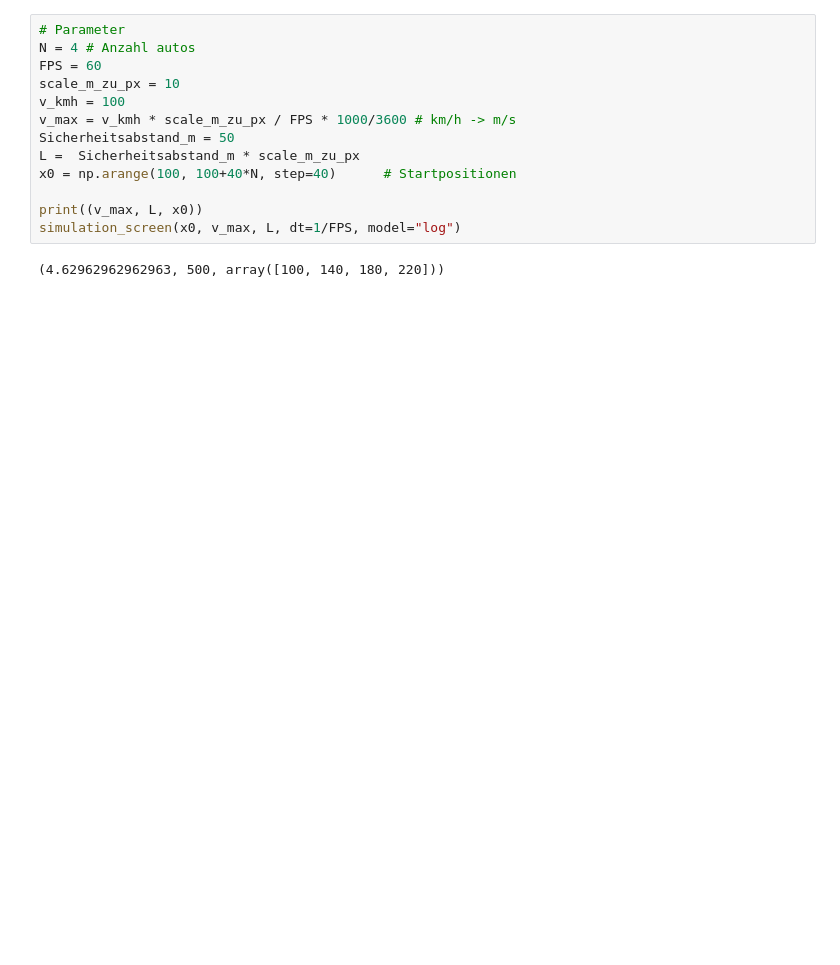
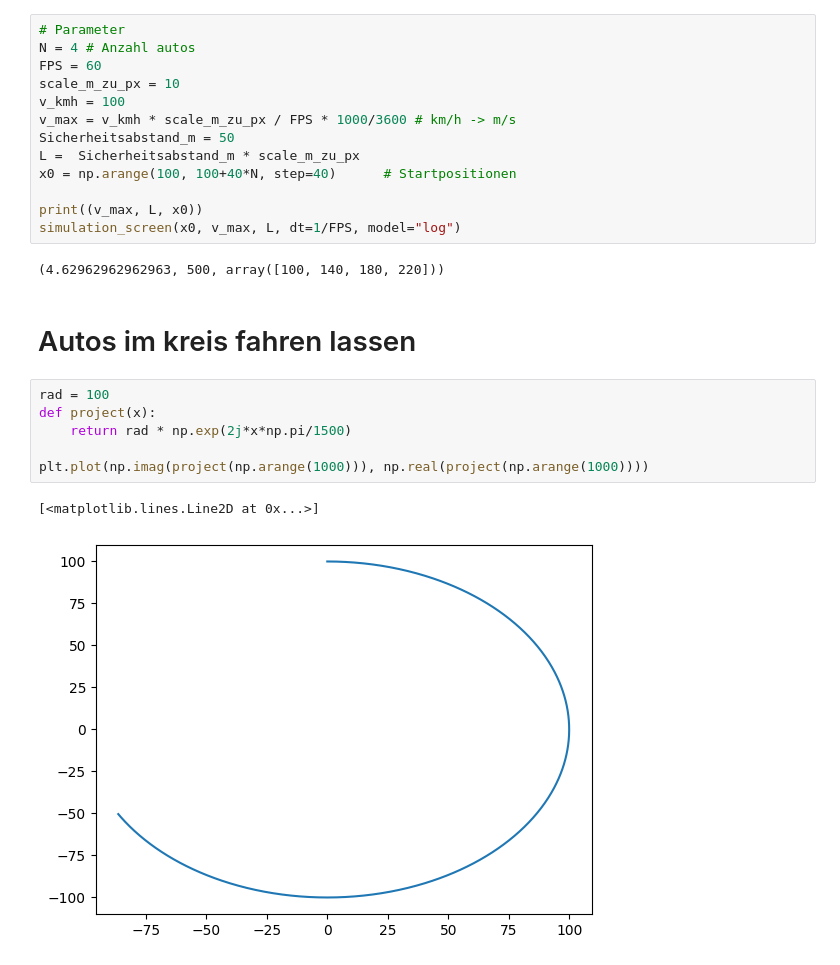
Before and after one commit to TimLockstedt/Opt1, a Jupyter notebook: diff_test.ipynb, the cells around one changed output. Saved outputs shown, nothing was run; the diff lists cells and outputs as text; blank space fills up the shorter version.

```diff
--- a/diff_test.ipynb
+++ b/diff_test.ipynb
@@ -476,3 +482,14 @@ print((v_max, L, x0))
 simulation_screen(x0, v_max, L, dt=1/FPS, model="log")
 # %% [output]
 (4.62962962962963, 500, array([100, 140, 180, 220]))
+# %% [markdown]
+# Autos im kreis fahren lassen
+# %%
+rad = 100
+def project(x):
+    return rad * np.exp(2j*x*np.pi/1500)
+
+plt.plot(np.imag(project(np.arange(1000))), np.real(project(np.arange(1000))))
+# %% [output]
+[<matplotlib.lines.Line2D at 0x...>]
+[figure, added]
```
Also changed, not shown: parts of 9 cells of this notebook.
